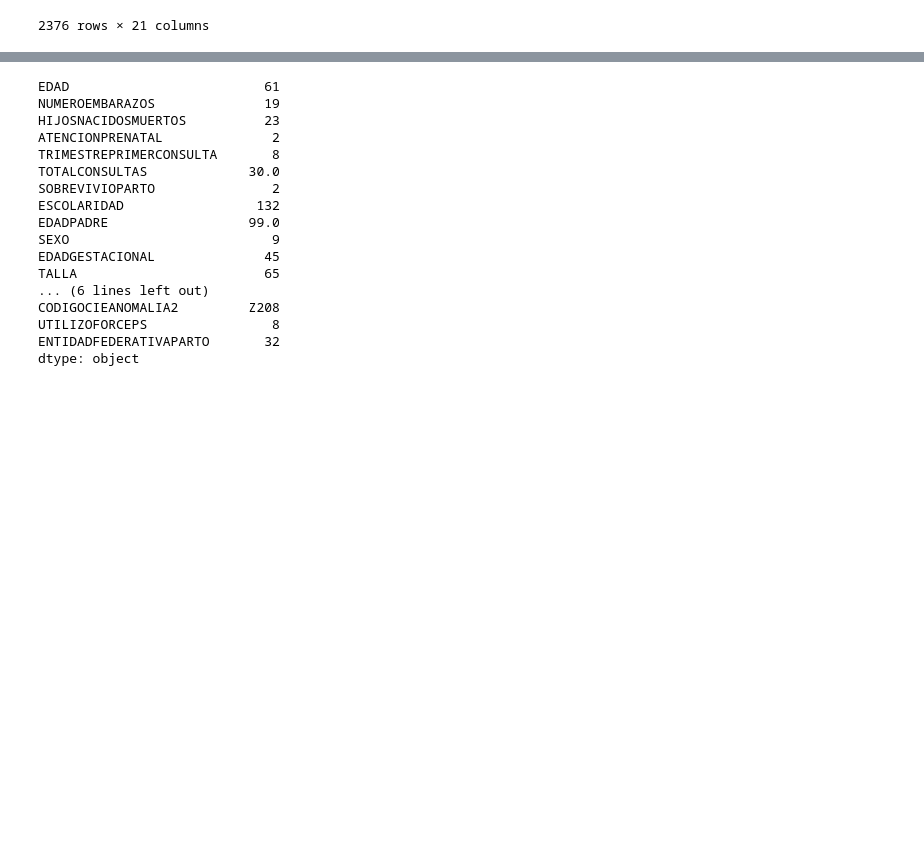
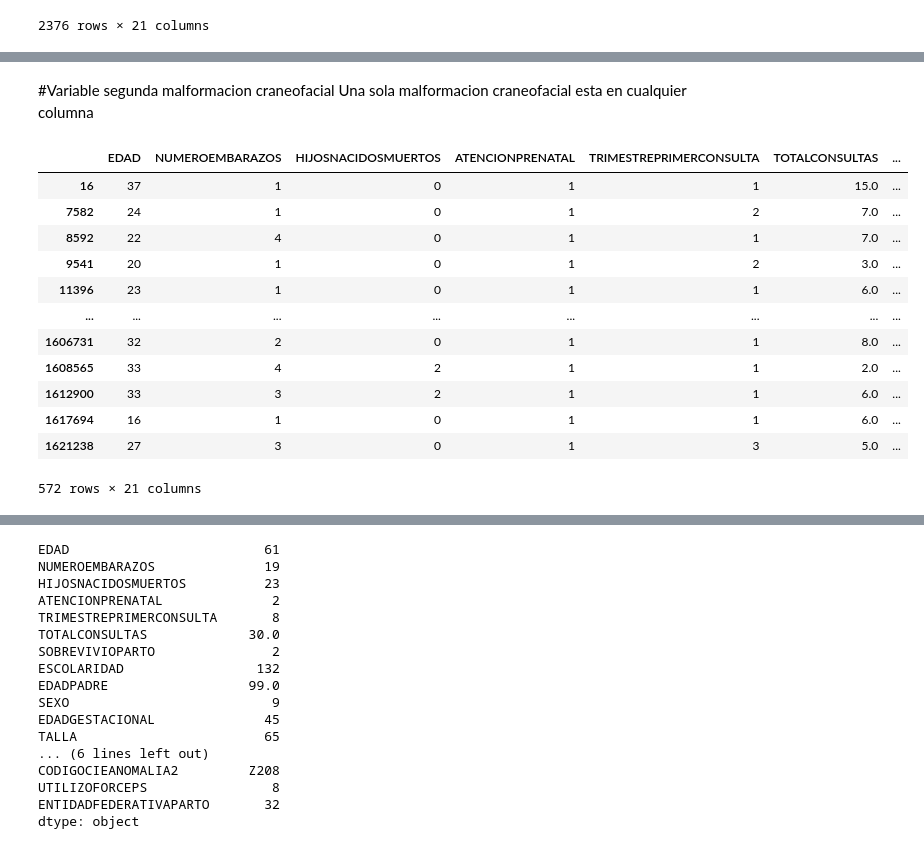
Before and after one commit to tlacloc/analisis-defunciones-nacimientos-2022, a Jupyter notebook: Analisis_Nacimientos.ipynb, the cells around one changed output, grey strips where cells are left out. Drawn from its saved outputs; the diff is of its cells as text; code cells hidden in the pictures; blank space fills up the shorter version.

```diff
--- a/Analisis_Nacimientos.ipynb
+++ b/Analisis_Nacimientos.ipynb
@@ -335,0 +356,22 @@ primer_anomalia_mc_df
+# %% [markdown]
+#Variable segunda malformacion craneofacial
+Una sola malformacion craneofacial esta en cualquier columna
+# %%
+mc_2_df[
+    (mc_2_df['CODIGOCIEANOMALIA1'].isin(codigos_mc) & ~mc_2_df['CODIGOCIEANOMALIA2'].isin(codigos_mc))
+    | (mc_2_df['CODIGOCIEANOMALIA2'].isin(codigos_mc) & ~mc_2_df['CODIGOCIEANOMALIA1'].isin(codigos_mc))
+]
+# %% [output]
+|  | EDAD | NUMEROEMBARAZOS | HIJOSNACIDOSMUERTOS | ATENCIONPRENATAL | TRIMESTREPRIMERCONSULTA | TOTALCONSULTAS | ... |
+| 16 | 37 | 1 | 0 | 1 | 1 | 15.0 | ... |
+| 7582 | 24 | 1 | 0 | 1 | 2 | 7.0 | ... |
+| 8592 | 22 | 4 | 0 | 1 | 1 | 7.0 | ... |
+| 9541 | 20 | 1 | 0 | 1 | 2 | 3.0 | ... |
+| 11396 | 23 | 1 | 0 | 1 | 1 | 6.0 | ... |
+| ... | ... | ... | ... | ... | ... | ... | ... |
+| 1606731 | 32 | 2 | 0 | 1 | 1 | 8.0 | ... |
+| 1608565 | 33 | 4 | 2 | 1 | 1 | 2.0 | ... |
+| 1612900 | 33 | 3 | 2 | 1 | 1 | 6.0 | ... |
+| 1617694 | 16 | 1 | 0 | 1 | 1 | 6.0 | ... |
+| 1621238 | 27 | 3 | 0 | 1 | 3 | 5.0 | ... |
+572 rows × 21 columns
```
Also changed, not shown: parts of 27 cells of this notebook.
